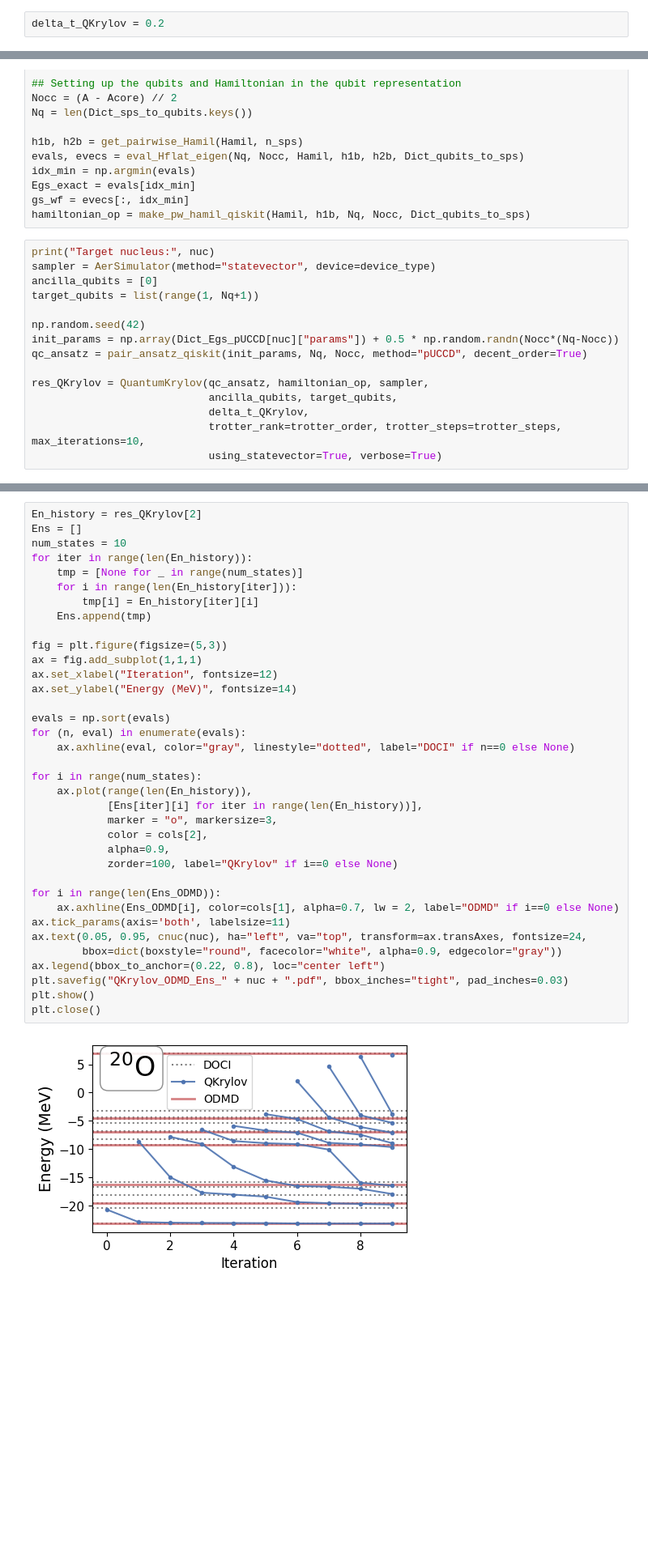
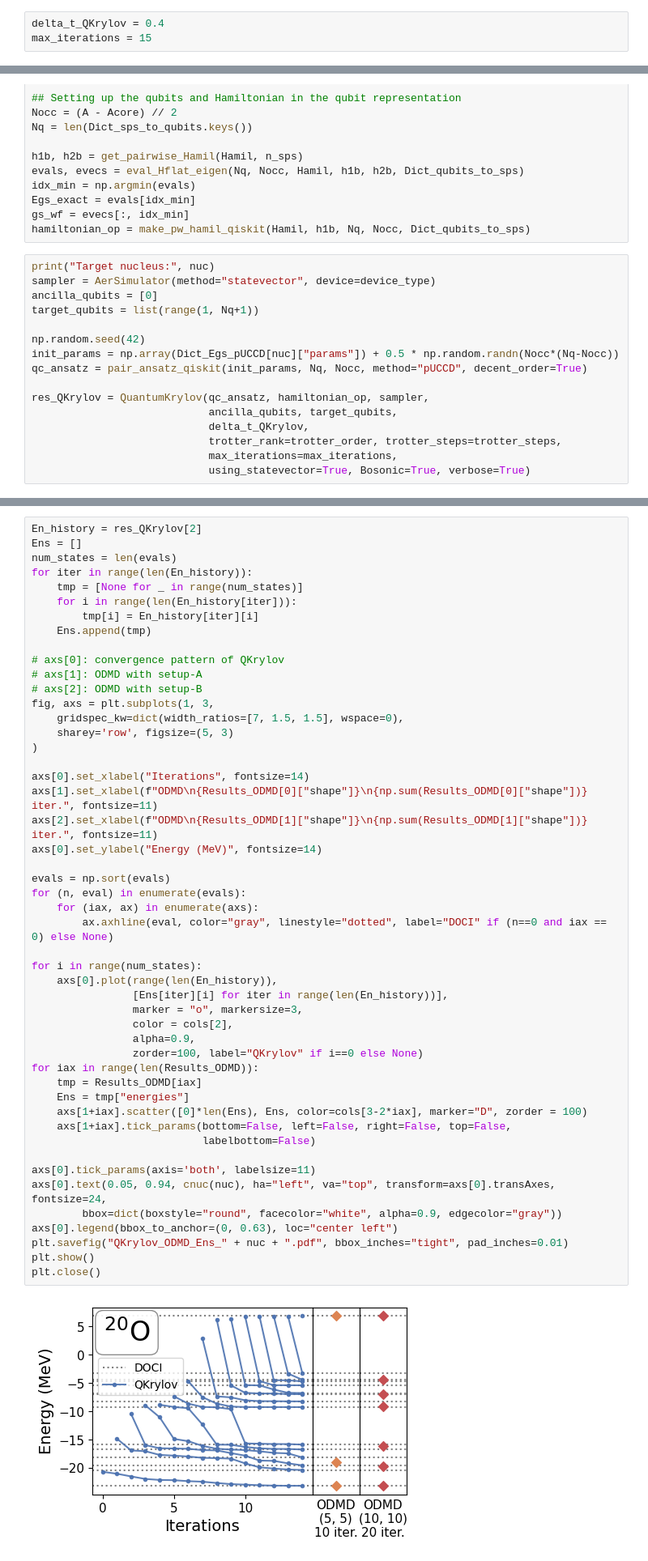
Before and after one commit to SotaYoshida/nuqulib, a Jupyter notebook: tutorial_NuQuLib.ipynb, the cells around one changed output, grey strips where cells are left out. Shown at 81% size. Cells and saved outputs as stored; diff of their text form; blank space fills up the shorter version.

```diff
--- a/tutorial_NuQuLib.ipynb
+++ b/tutorial_NuQuLib.ipynb
@@ -686,7 +667,8 @@ QKrylov is a quantum algorithm for finding eigenvalues and eigenvectors of a Ham
 
 We use the same pUCCD ansatz as in the VQE example as the initial state, with slight parameter perturbations so that the initial state is not exactly the ground state.
 # %%
-delta_t_QKrylov = 0.2
+delta_t_QKrylov = 0.4
+max_iterations = 15
 # %%
 ## Specifying the target system and the Hamiltonian
 ms = "sd"
@@ -725,8 +707,9 @@ qc_ansatz = pair_ansatz_qiskit(init_params, Nq, Nocc, method="pUCCD", decent_ord
 res_QKrylov = QuantumKrylov(qc_ansatz, hamiltonian_op, sampler,
                             ancilla_qubits, target_qubits,
                             delta_t_QKrylov,
-                            trotter_rank=trotter_order, trotter_steps=trotter_steps, max_iterations=10,
-                            using_statevector=True, verbose=True)
+                            trotter_rank=trotter_order, trotter_steps=trotter_steps,
+                            max_iterations=max_iterations,
+                            using_statevector=True, Bosonic=True, verbose=True)
 # %% [output]
 Target nucleus: 20O
 num of Hamil term:  52
@@ -839,38 +880,51 @@ w: [-23.1454885  -19.78494149 -17.91920315 -16.45507786  -9.63494462
 # %%
 En_history = res_QKrylov[2]
 Ens = []
-num_states = 10
+num_states = len(evals)
 for iter in range(len(En_history)):
     tmp = [None for _ in range(num_states)]
     for i in range(len(En_history[iter])):
         tmp[i] = En_history[iter][i]
     Ens.append(tmp)
 
-fig = plt.figure(figsize=(5,3))
-ax = fig.add_subplot(1,1,1)
-ax.set_xlabel("Iteration", fontsize=12)
-ax.set_ylabel("Energy (MeV)", fontsize=14)
+# axs[0]: convergence pattern of QKrylov
+# axs[1]: ODMD with setup-A
+# axs[2]: ODMD with setup-B
+fig, axs = plt.subplots(1, 3,
+    gridspec_kw=dict(width_ratios=[7, 1.5, 1.5], wspace=0),
+    sharey='row', figsize=(5, 3)
+)
+
+axs[0].set_xlabel("Iterations", fontsize=14)
+axs[1].set_xlabel(f"ODMD\n{Results_ODMD[0]["shape"]}\n{np.sum(Results_ODMD[0]["shape"])} iter.", fontsize=11)
+axs[2].set_xlabel(f"ODMD\n{Results_ODMD[1]["shape"]}\n{np.sum(Results_ODMD[1]["shape"])} iter.", fontsize=11)
+axs[0].set_ylabel("Energy (MeV)", fontsize=14)
 
 evals = np.sort(evals)
 for (n, eval) in enumerate(evals):
-    ax.axhline(eval, color="gray", linestyle="dotted", label="DOCI" if n==0 else None)
+    for (iax, ax) in enumerate(axs):
+        ax.axhline(eval, color="gray", linestyle="dotted", label="DOCI" if (n==0 and iax == 0) else None)
 
 for i in range(num_states):
-    ax.plot(range(len(En_history)),
-            [Ens[iter][i] for iter in range(len(En_history))],
-            marker = "o", markersize=3,
-            color = cols[2],
-            alpha=0.9,
-            zorder=100, label="QKrylov" if i==0 else None)
+    axs[0].plot(range(len(En_history)),
+                [Ens[iter][i] for iter in range(len(En_history))],
+                marker = "o", markersize=3,
+                color = cols[2],
+                alpha=0.9,
+                zorder=100, label="QKrylov" if i==0 else None)
+for iax in range(len(Results_ODMD)):
+    tmp = Results_ODMD[iax]
+    Ens = tmp["energies"]
+    axs[1+iax].scatter([0]*len(Ens), Ens, color=cols[3-2*iax], marker="D", zorder = 100)
+    axs[1+iax].tick_params(bottom=False, left=False, right=False, top=False,
+                           labelbottom=False)
 
-for i in range(len(Ens_ODMD)):
-    ax.axhline(Ens_ODMD[i], color=cols[1], alpha=0.7, lw = 2, label="ODMD" if i==0 else None)
-ax.tick_params(axis='both', labelsize=11)
-ax.text(0.05, 0.95, cnuc(nuc), ha="left", va="top", transform=ax.transAxes, fontsize=24,
+axs[0].tick_params(axis='both', labelsize=11)
+axs[0].text(0.05, 0.94, cnuc(nuc), ha="left", va="top", transform=axs[0].transAxes, fontsize=24,
         bbox=dict(boxstyle="round", facecolor="white", alpha=0.9, edgecolor="gray"))
-ax.legend(bbox_to_anchor=(0.22, 0.8), loc="center left")
-plt.savefig("QKrylov_ODMD_Ens_" + nuc + ".pdf", bbox_inches="tight", pad_inches=0.03)
+axs[0].legend(bbox_to_anchor=(0, 0.63), loc="center left")
+plt.savefig("QKrylov_ODMD_Ens_" + nuc + ".pdf", bbox_inches="tight", pad_inches=0.01)
 plt.show()
 plt.close()
 # %% [output]
-[figure, old version]
+[figure, new version]
```
Also changed, not shown: parts of 6 cells of this notebook, 14 other files.
